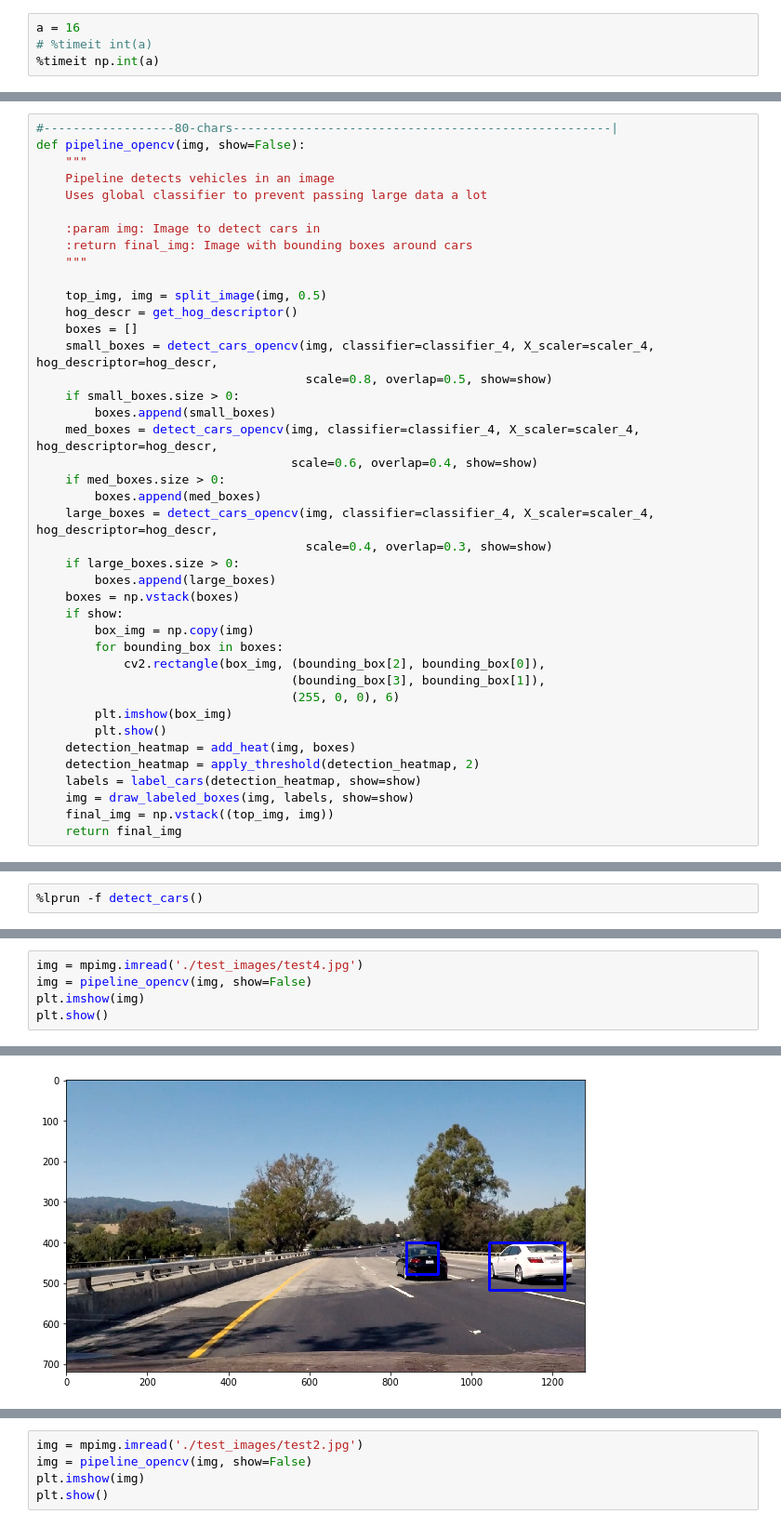
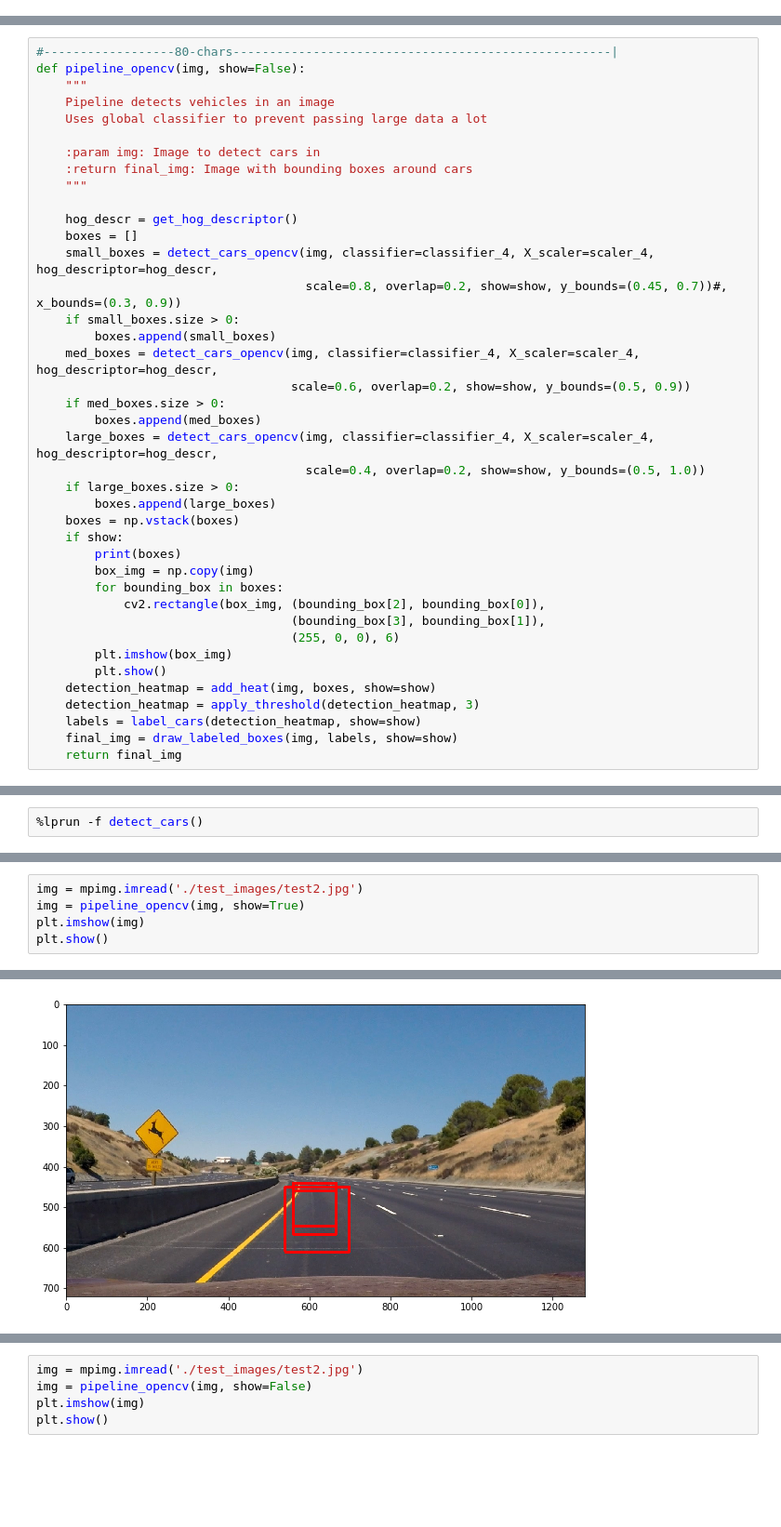
Before and after one commit to sketchc89/VehicleDetectionTracking-P5, a Jupyter notebook: VehicleDetectionTracking.ipynb, the cells around one changed output, grey strips where cells are left out. Shown at 93% size. Drawn from its saved outputs; the diff is of its cells as text; blank space fills up the shorter version.

```diff
--- a/VehicleDetectionTracking.ipynb
+++ b/VehicleDetectionTracking.ipynb
@@ -121,4 +121,0 @@ train_car_classifier('./data/vehicles/', './data/non-vehicles/')
-# %%
-a = 16
-# %timeit int(a)
-%timeit np.int(a)
@@ -349,23 +344,23 @@ def pipeline_opencv(img, show=False):
     :return final_img: Image with bounding boxes around cars
     """
 
-    top_img, img = split_image(img, 0.5)
     hog_descr = get_hog_descriptor()
     boxes = []
     small_boxes = detect_cars_opencv(img, classifier=classifier_4, X_scaler=scaler_4, hog_descriptor=hog_descr,
-                                     scale=0.8, overlap=0.5, show=show)
+                                     scale=0.8, overlap=0.2, show=show, y_bounds=(0.45, 0.7))#, x_bounds=(0.3, 0.9))
     if small_boxes.size > 0:
         boxes.append(small_boxes)
     med_boxes = detect_cars_opencv(img, classifier=classifier_4, X_scaler=scaler_4, hog_descriptor=hog_descr,
-                                   scale=0.6, overlap=0.4, show=show)
+                                   scale=0.6, overlap=0.2, show=show, y_bounds=(0.5, 0.9))
     if med_boxes.size > 0:
         boxes.append(med_boxes)
     large_boxes = detect_cars_opencv(img, classifier=classifier_4, X_scaler=scaler_4, hog_descriptor=hog_descr,
-                                     scale=0.4, overlap=0.3, show=show)
+                                     scale=0.4, overlap=0.2, show=show, y_bounds=(0.5, 1.0))
     if large_boxes.size > 0:
         boxes.append(large_boxes)
     boxes = np.vstack(boxes)
     if show:
+        print(boxes)
         box_img = np.copy(img)
         for bounding_box in boxes:
             cv2.rectangle(box_img, (bounding_box[2], bounding_box[0]),
@@ -373,9 +368,8 @@ def pipeline_opencv(img, show=False):
                                    (255, 0, 0), 6)
         plt.imshow(box_img)
         plt.show()
-    detection_heatmap = add_heat(img, boxes)
-    detection_heatmap = apply_threshold(detection_heatmap, 2)
+    detection_heatmap = add_heat(img, boxes, show=show)
+    detection_heatmap = apply_threshold(detection_heatmap, 3)
     labels = label_cars(detection_heatmap, show=show)
-    img = draw_labeled_boxes(img, labels, show=show)
-    final_img = np.vstack((top_img, img))
+    final_img = draw_labeled_boxes(img, labels, show=show)
     return final_img
@@ -511,6 +535,6 @@ ValueError: all the input arrays must have same number of dimensions
 # %%
-img = mpimg.imread('./test_images/test4.jpg')
-img = pipeline_opencv(img, show=False)
+img = mpimg.imread('./test_images/test2.jpg')
+img = pipeline_opencv(img, show=True)
 plt.imshow(img)
 plt.show()
 # %% [output]
@@ -517 +544 @@ plt.show()
-[figure, old version]
+[figure, new version]
```
Also changed, not shown: parts of 16 cells of this notebook.
